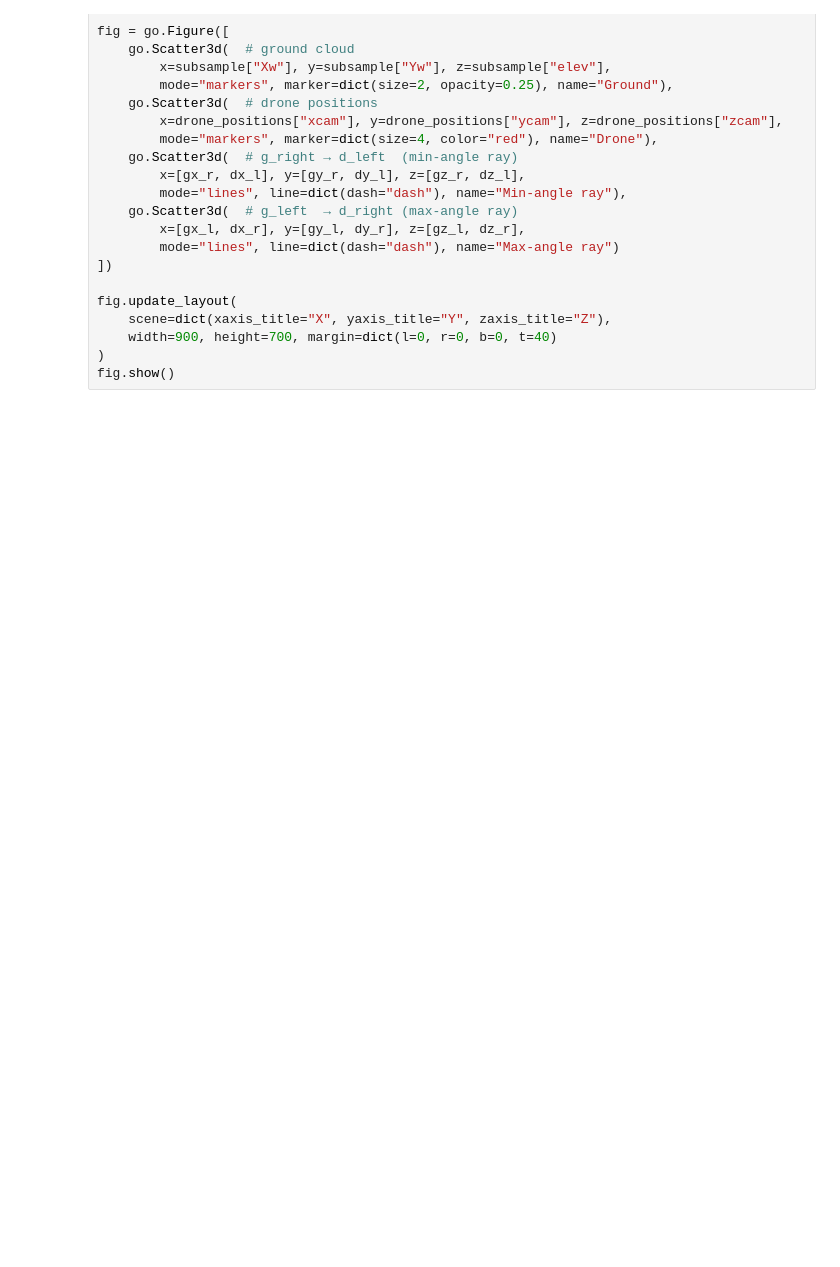
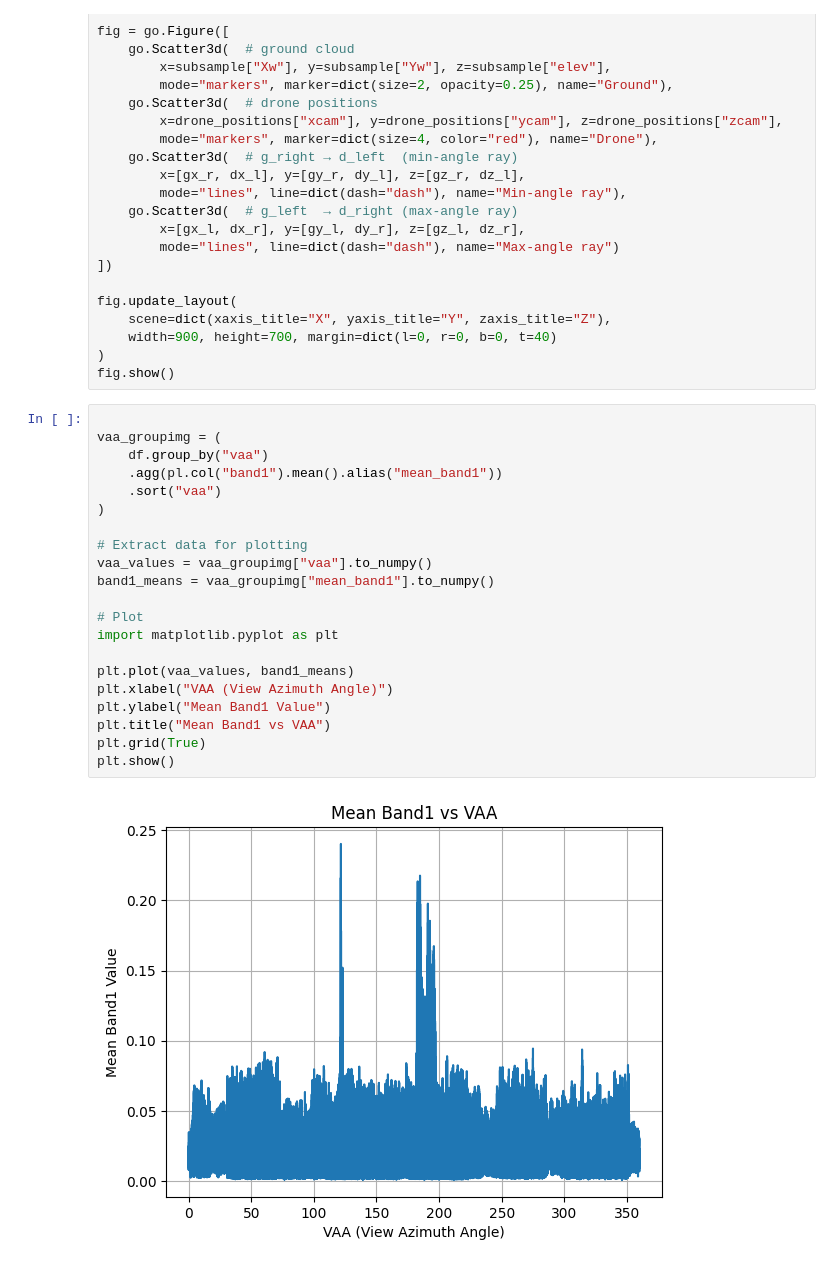
Before and after one commit to ReneHeim/proj_on_uav, a Jupyter notebook: plot_dataframes.ipynb, the cells around one changed output. Cells and saved outputs as stored; diff of their text form; blank space fills up the shorter version.

Commit message:
drone angle viz of band 1 reflactance with variation in vaa angle

```diff
--- a/plot_dataframes.ipynb
+++ b/plot_dataframes.ipynb
@@ -376,3 +376,26 @@ fig.update_layout(
     width=900, height=700, margin=dict(l=0, r=0, b=0, t=40)
 )
 fig.show()
+# %%
+
+vaa_groupimg = (
+    df.group_by("vaa")
+    .agg(pl.col("band1").mean().alias("mean_band1"))
+    .sort("vaa")
+)
+
+# Extract data for plotting
+vaa_values = vaa_groupimg["vaa"].to_numpy()
+band1_means = vaa_groupimg["mean_band1"].to_numpy()
+
+# Plot
+import matplotlib.pyplot as plt
+
+plt.plot(vaa_values, band1_means)
+plt.xlabel("VAA (View Azimuth Angle)")
+plt.ylabel("Mean Band1 Value")
+plt.title("Mean Band1 vs VAA")
+plt.grid(True)
+plt.show()
+# %% [output]
+[figure, added]
```
Also changed, not shown: parts of 3 cells of this notebook.
